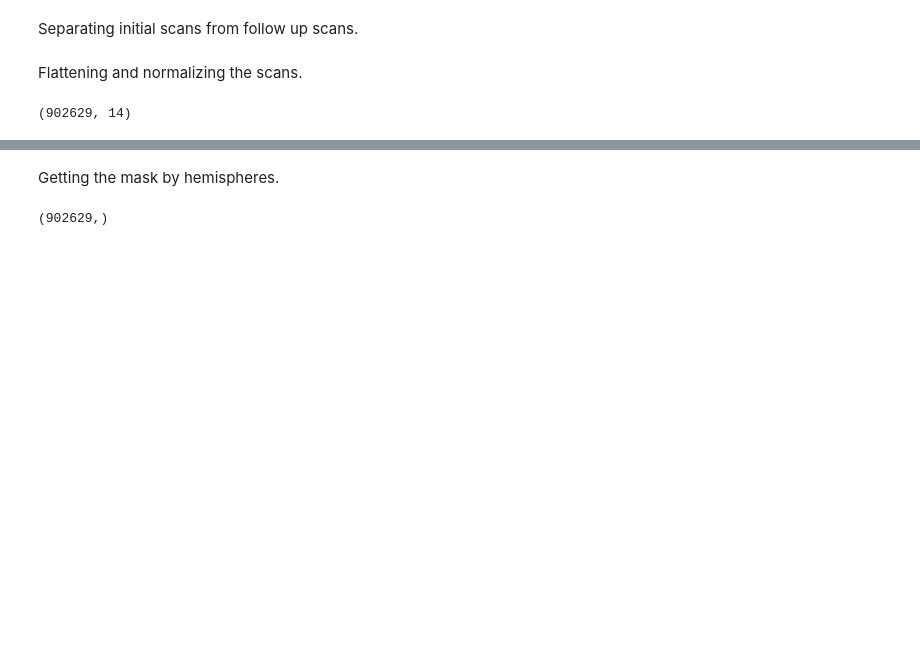
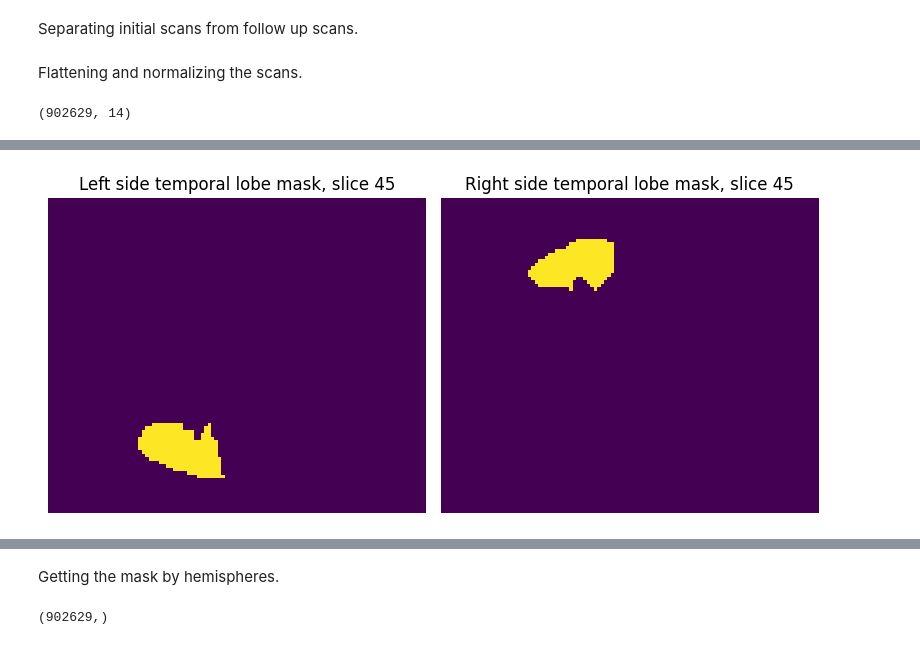
Before and after one commit to Crtox/asymmetryAD, a Jupyter notebook: code/test_retest.ipynb, the cells around one changed output, grey strips where cells are left out. Saved outputs shown, nothing was run; the diff lists cells and outputs as text; code cells hidden in the pictures; blank space fills up the shorter version.

```diff
--- a/code/test_retest.ipynb
+++ b/code/test_retest.ipynb
@@ -160,0 +164,6 @@ print(first_fspgr.shape)
+# %%
+masks_title_all = mask_roi_titles(maskPath + 'AAL3+pons.txt')[0]
+masks_title_L = mask_roi_titles(maskPath + 'AAL3+pons.txt')[1]
+masks_title_R = mask_roi_titles(maskPath + 'AAL3+pons.txt')[2]
+
+print(masks_title_all)
@@ -160,0 +216,3 @@ print(first_fspgr.shape)
+# %%
+mask = nib.load(maskPath + 'AAL3+pons.nii')
+mask = mask.get_fdata()
@@ -160,0 +296,12 @@ print(first_fspgr.shape)
+# %%
+fig, axs = plt.subplots(1, 2, figsize=(8, 5))
+axs[0].imshow(mask_L_temporal_lobe[:, :, mask_slice_index])
+axs[0].set_title(f'Left side temporal lobe mask, slice {mask_slice_index}')
+axs[0].axis('off')
+axs[1].imshow(mask_R_temporal_lobe[:, :, mask_slice_index])
+axs[1].set_title(f'Right side temporal lobe mask, slice {mask_slice_index}')
+axs[1].axis('off')
+plt.tight_layout()
+plt.show()
+# %% [output]
+[figure, added]
```
Also changed, not shown: parts of 15 cells of this notebook, 1 other file.
